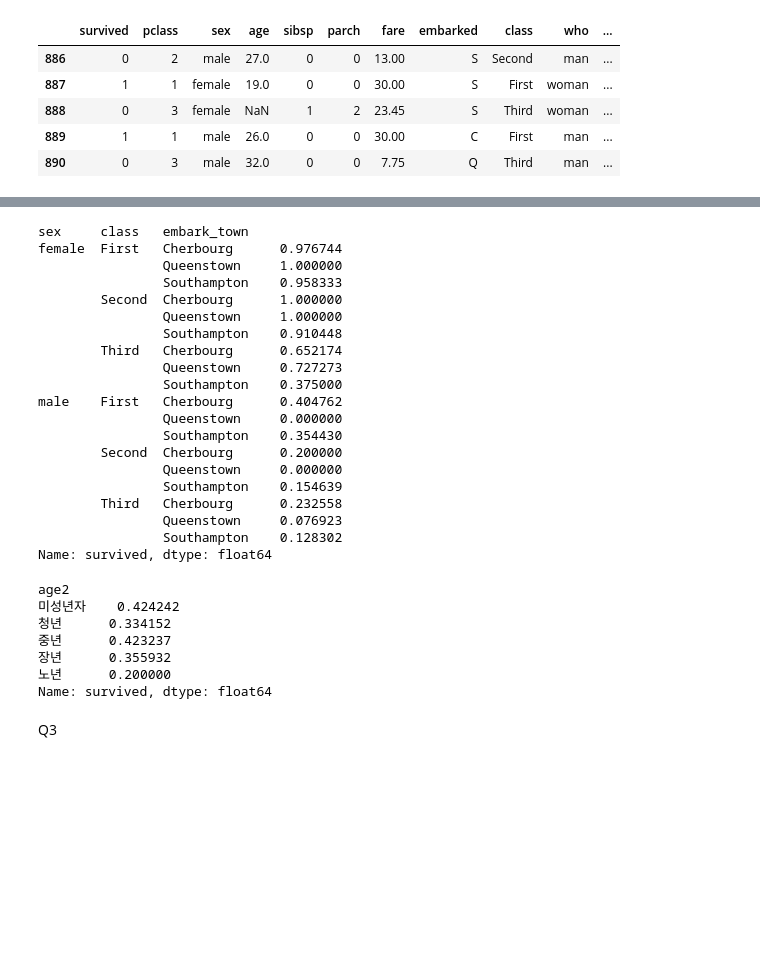
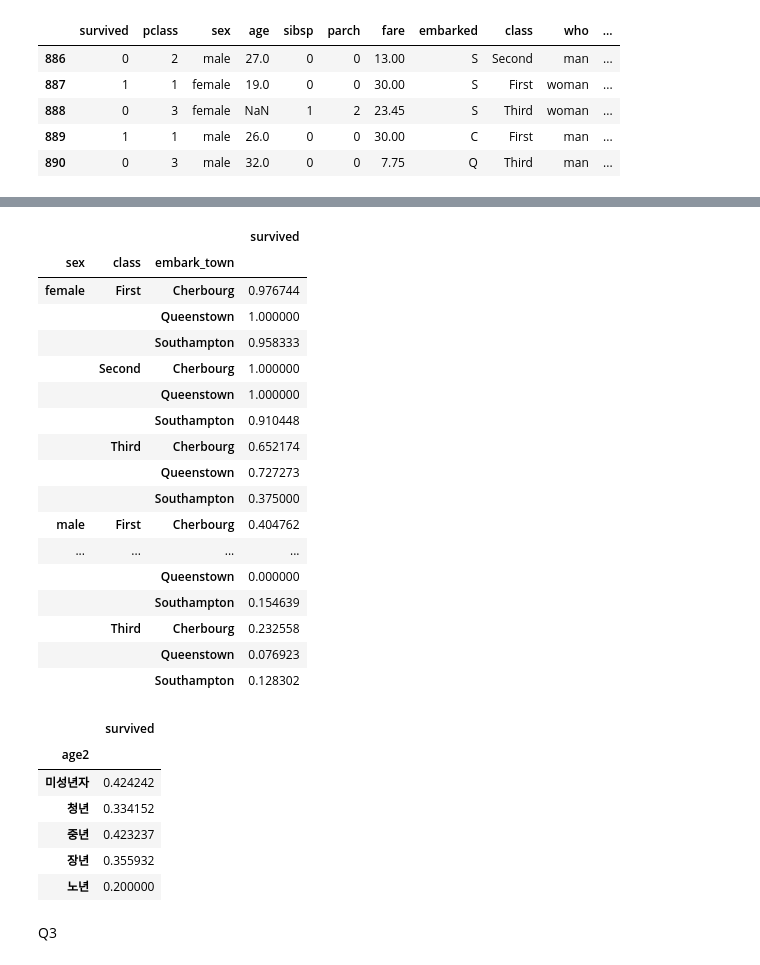
Before and after one commit to js2bean/Data-Analysis-2021.11, a Jupyter notebook: 02.Pandas/연습문제2.ipynb, the cells around one changed output, grey strips where cells are left out. Drawn from its saved outputs; the diff is of its cells as text; code cells hidden in the pictures; blank space fills up the shorter version.

```diff
--- a/02.Pandas/연습문제2.ipynb
+++ b/02.Pandas/연습문제2.ipynb
@@ -69,27 +161,25 @@ titanic.head()
 # %%
-#c
-titanic.groupby(['sex', 'class', 'embark_town'])['survived'].mean()
+#c  survived의 평균 = 생존률
+titanic.groupby(['sex', 'class', 'embark_town'])[['survived']].mean()
 # %% [output]
-sex     class   embark_town
-female  First   Cherbourg      0.976744
-                Queenstown     1.000000
-                Southampton    0.958333
-        Second  Cherbourg      1.000000
-                Queenstown     1.000000
-                Southampton    0.910448
-        Third   Cherbourg      0.652174
-                Queenstown     0.727273
-                Southampton    0.375000
-male    First   Cherbourg      0.404762
-                Queenstown     0.000000
-                Southampton    0.354430
-        Second  Cherbourg      0.200000
-                Queenstown     0.000000
-                Southampton    0.154639
-        Third   Cherbourg      0.232558
-                Queenstown     0.076923
-                Southampton    0.128302
-Name: survived, dtype: float64
+|  |  |  | survived |
+| sex | class | embark_town |  |
+| female | First | Cherbourg | 0.976744 |
+|  |  | Queenstown | 1.000000 |
+|  |  | Southampton | 0.958333 |
+|  | Second | Cherbourg | 1.000000 |
+|  |  | Queenstown | 1.000000 |
+|  |  | Southampton | 0.910448 |
+|  | Third | Cherbourg | 0.652174 |
+|  |  | Queenstown | 0.727273 |
+|  |  | Southampton | 0.375000 |
+| male | First | Cherbourg | 0.404762 |
+| ... | ... | ... | ... |
+|  |  | Queenstown | 0.000000 |
+|  |  | Southampton | 0.154639 |
+|  | Third | Cherbourg | 0.232558 |
+|  |  | Queenstown | 0.076923 |
+|  |  | Southampton | 0.128302 |
 # %%
 #d
 
@@ -99,15 +189,15 @@ labels = ["미성년자", "청년", "중년", "장년", "노년"]
 
 age2 = pd.cut(titanic.age, bins, labels=labels)
 titanic['age2'] = age2
-titanic.groupby(['age2'])['survived'].mean()
+titanic.groupby(['age2'])[['survived']].mean()
 # %% [output]
-age2
-미성년자    0.424242
-청년      0.334152
-중년      0.423237
-장년      0.355932
-노년      0.200000
-Name: survived, dtype: float64
+|  | survived |
+| age2 |  |
+| 미성년자 | 0.424242 |
+| 청년 | 0.334152 |
+| 중년 | 0.423237 |
+| 장년 | 0.355932 |
+| 노년 | 0.200000 |
 # %%
 #e
 # %% [markdown]
```
Also changed, not shown: parts of 26 cells of this notebook, 8 other files.
